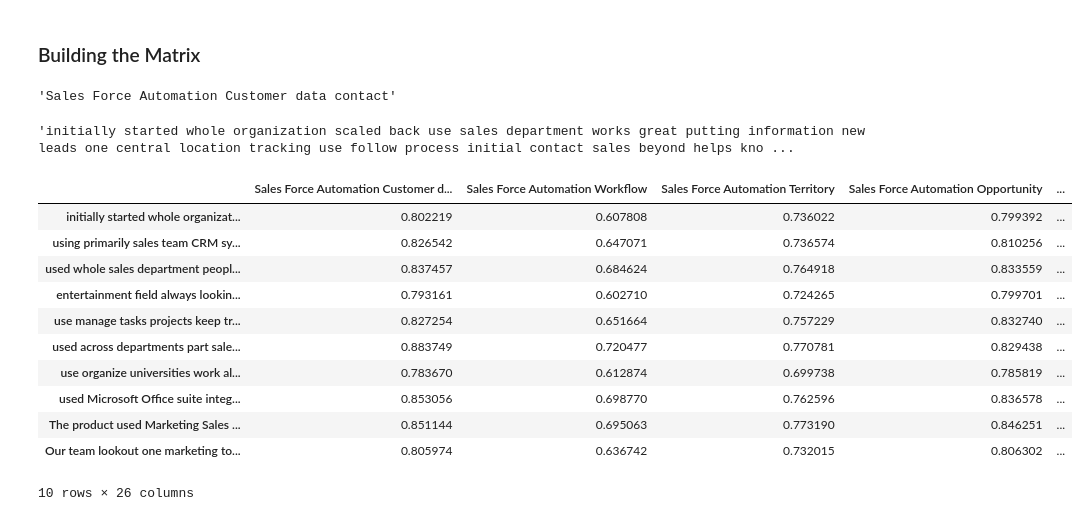
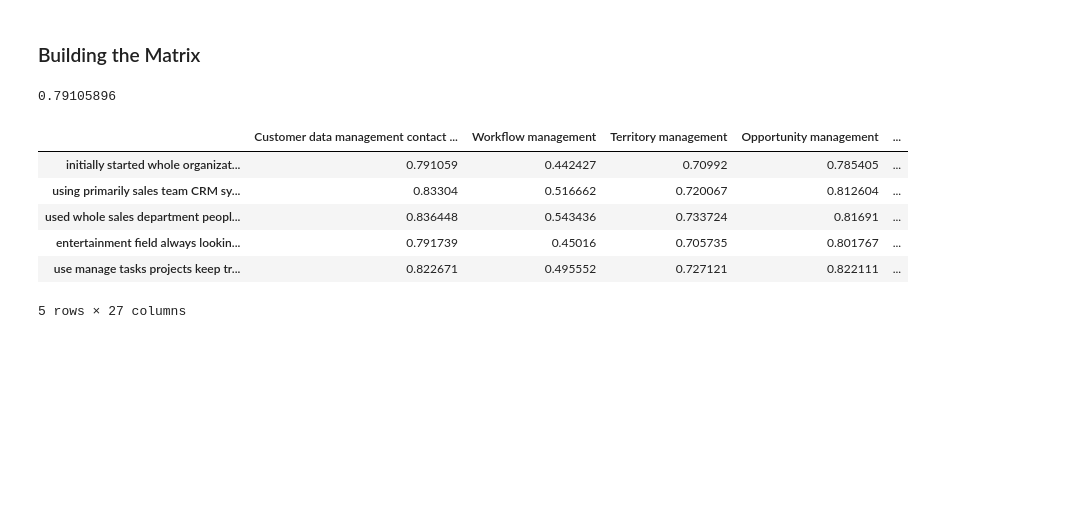
Before and after one commit to ramyamamidipaka/NLP-BBC, a Jupyter notebook: Review_to_feature_similarity/Review_to_feature_similarity.ipynb, the cells around one changed output. Saved outputs shown, nothing was run; the diff lists cells and outputs as text; code cells hidden in the pictures; blank space fills up the shorter version.

```diff
--- a/Review_to_feature_similarity/Review_to_feature_similarity.ipynb
+++ b/Review_to_feature_similarity/Review_to_feature_similarity.ipynb
@@ -64,13 +64,11 @@ feature_url="https://www.trustradius.com/products/insightly/reviews#1"
 soup=BeautifulSoup(requests.get(feature_url).text,"lxml")
 # %%
 features=[]
-for tag in soup.find_all(True, {'class':['feature-group-name','supported-feature']}):
-    if tag.name=="b" :
-        k=tag.text
-    if tag.name=="h5" :
-        k=tag.text
+
+for tag in soup.find_all(True, {'class':'supported-feature'}):
+
     if tag.name=="div":
-        features.append((k+tag.text[11:]).replace("Features","").replace("management",""))
+        features.append(tag.text[11:])
 # %%
 features
 # %% [output]
@@ -204,7 +202,7 @@ There are differet methods to get the sentence vectors :\
 # %%
 ##https://gist.github.com/aparrish/2f562e3737544cf29aaf1af30362f469
 
-EMBEDDING_FILE="C:/Users/ramya/Downloads/glove.6B/glove.6B.100d.txt"
+EMBEDDING_FILE='C:/Users/ramya/Desktop/Santa Clara University/Projects/glove.6B/glove.6B.100d.txt'
 
 # this embedding file can be downloaded online https://nlp.stanford.edu/projects/glove/
 
@@ -213,7 +211,7 @@ def get_coefs(word, *arr):
 embeddings_index = dict(get_coefs(*o.rstrip().rsplit(' ')) for o in open(EMBEDDING_FILE,encoding='utf-8'))
 # %%
 def vec(s):
-    return embeddings_index[s.lower()]
+    return embeddings_index.get(s.lower(), np.zeros((100,)))
 # %%
 
 def meanv_sent(coords):
@@ -269,30 +267,22 @@ for i in range(len(final_review)):
     df = df.append({'Security Single sign capability': i}, ignore_index=True)
 # %%
 df.index=final_review
-# %%
-df.columns[0]
-# %% [output]
-'Sales Force Automation Customer data contact'
-# %%
-df.index[0]
-# %% [output]
-'initially started whole organization scaled back use sales department works great putting information new leads one central location tracking use follow process initial contact sales beyond helps kno ...
+# %%
+cosine(meanv_sent(df.index[0]), meanv_sent(df.columns[0]))
+# %% [output]
+0.79105896
 # %%
 for i in range(0,len(df.columns)):
+    #df[df.columns[i]] = df[df.columns[i]].astype(float)
     for j in range(0,len(df)):
-        df.iloc[j][i]=cosine(meanv_sent(df.index[j]), meanv_sent(df.columns[i]))
+         df.at[df.index[j], df.columns[i]]=cosine(meanv_sent(df.index[j]), meanv_sent(df.columns[i]))
 # %%
-df.head(10)
+df.head()
 # %% [output]
-|  | Sales Force Automation Customer d... | Sales Force Automation Workflow | Sales Force Automation Territory | Sales Force Automation Opportunity | ... |
-| initially started whole organizat... | 0.802219 | 0.607808 | 0.736022 | 0.799392 | ... |
-| using primarily sales team CRM sy... | 0.826542 | 0.647071 | 0.736574 | 0.810256 | ... |
-| used whole sales department peopl... | 0.837457 | 0.684624 | 0.764918 | 0.833559 | ... |
-| entertainment field always lookin... | 0.793161 | 0.602710 | 0.724265 | 0.799701 | ... |
-| use manage tasks projects keep tr... | 0.827254 | 0.651664 | 0.757229 | 0.832740 | ... |
-| used across departments part sale... | 0.883749 | 0.720477 | 0.770781 | 0.829438 | ... |
-| use organize universities work al... | 0.783670 | 0.612874 | 0.699738 | 0.785819 | ... |
-| used Microsoft Office suite integ... | 0.853056 | 0.698770 | 0.762596 | 0.836578 | ... |
-| The product used Marketing Sales ... | 0.851144 | 0.695063 | 0.773190 | 0.846251 | ... |
-| Our team lookout one marketing to... | 0.805974 | 0.636742 | 0.732015 | 0.806302 | ... |
+|  | Customer data management contact ... | Workflow management | Territory management | Opportunity management | ... |
+| initially started whole organizat... | 0.791059 | 0.442427 | 0.70992 | 0.785405 | ... |
+| using primarily sales team CRM sy... | 0.83304 | 0.516662 | 0.720067 | 0.812604 | ... |
+| used whole sales department peopl... | 0.836448 | 0.543436 | 0.733724 | 0.81691 | ... |
+| entertainment field always lookin... | 0.791739 | 0.45016 | 0.705735 | 0.801767 | ... |
+| use manage tasks projects keep tr... | 0.822671 | 0.495552 | 0.727121 | 0.822111 | ... |
-10 rows × 26 columns
+5 rows × 27 columns
```
Also changed, not shown: parts of 3 cells of this notebook.
